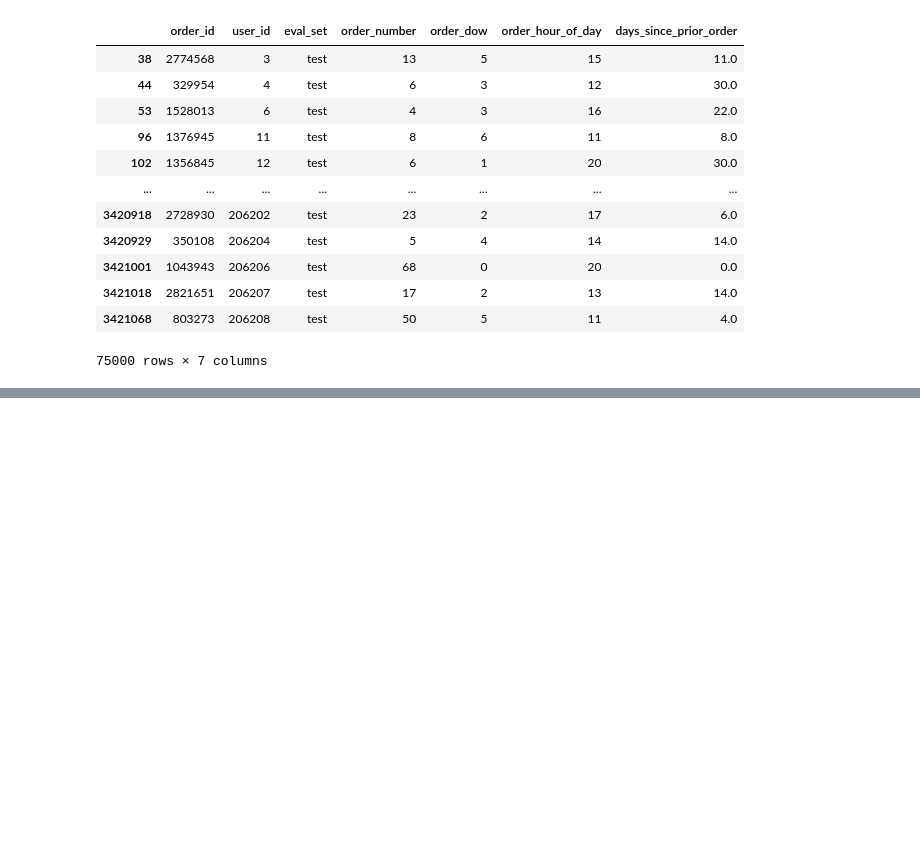
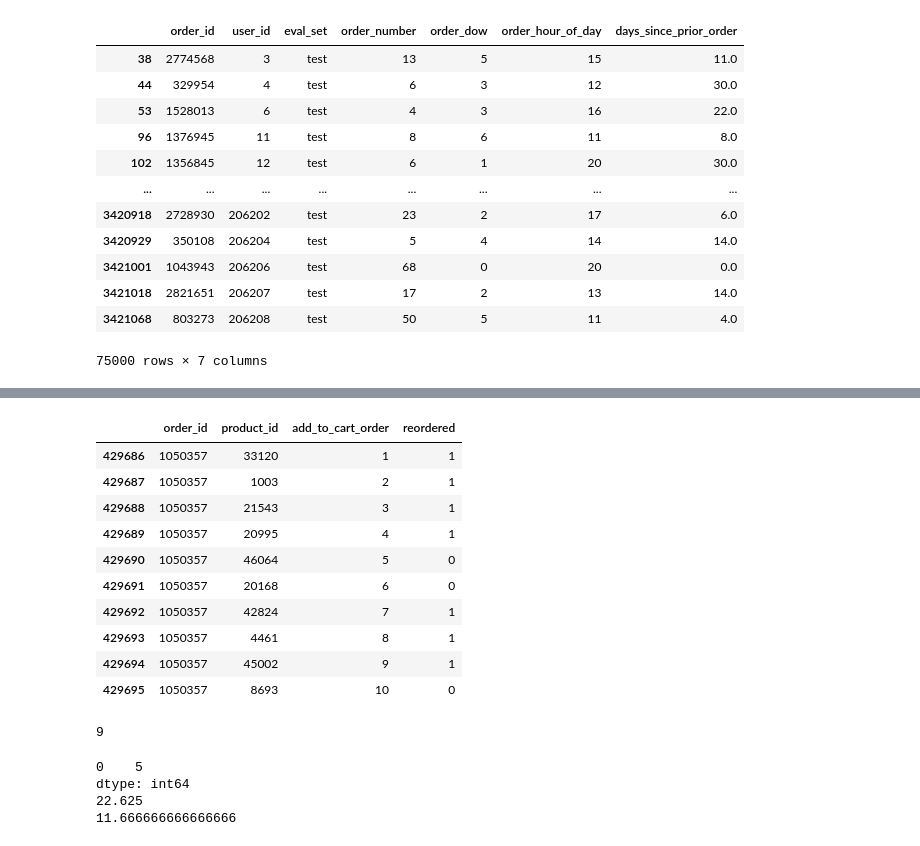
Before and after one commit to henryshin15/Capstone-Instacart, a Jupyter notebook: Main Notebook.ipynb, the cells around one changed output, grey strips where cells are left out. Cells and saved outputs as stored; diff of their text form; code cells hidden in the pictures; blank space fills up the shorter version.

```diff
--- a/Main Notebook.ipynb
+++ b/Main Notebook.ipynb
@@ -462,0 +526,32 @@ orders_test
+# %%
+order_products_train[order_products_train.order_id == 1050357]
+# %% [output]
+|  | order_id | product_id | add_to_cart_order | reordered |
+| 429686 | 1050357 | 33120 | 1 | 1 |
+| 429687 | 1050357 | 1003 | 2 | 1 |
+| 429688 | 1050357 | 21543 | 3 | 1 |
+| 429689 | 1050357 | 20995 | 4 | 1 |
+| 429690 | 1050357 | 46064 | 5 | 0 |
+| 429691 | 1050357 | 20168 | 6 | 0 |
+| 429692 | 1050357 | 42824 | 7 | 1 |
+| 429693 | 1050357 | 4461 | 8 | 1 |
+| 429694 | 1050357 | 45002 | 9 | 1 |
+| 429695 | 1050357 | 8693 | 10 | 0 |
+# %%
+# This user (user_id = 202279) has ordered 9 times.
+len(orders[orders.user_id == 202279])
+# %% [output]
+9
+# %%
+# Day 5 (Friday) is the most common day of week this customer orders groceries
+# about 22.6 days is the average between orders
+# 11:40AM is the average time of day the customer places its order.
+
+print(orders[orders.user_id == 202279].order_dow.mode())
+print(orders[orders.user_id == 202279].days_since_prior_order.mean())
+print(orders[orders.user_id == 202279].order_hour_of_day.mean())
+# %% [output]
+0    5
+dtype: int64
+22.625
+11.666666666666666
```
Also changed, not shown: parts of 24 cells of this notebook.
